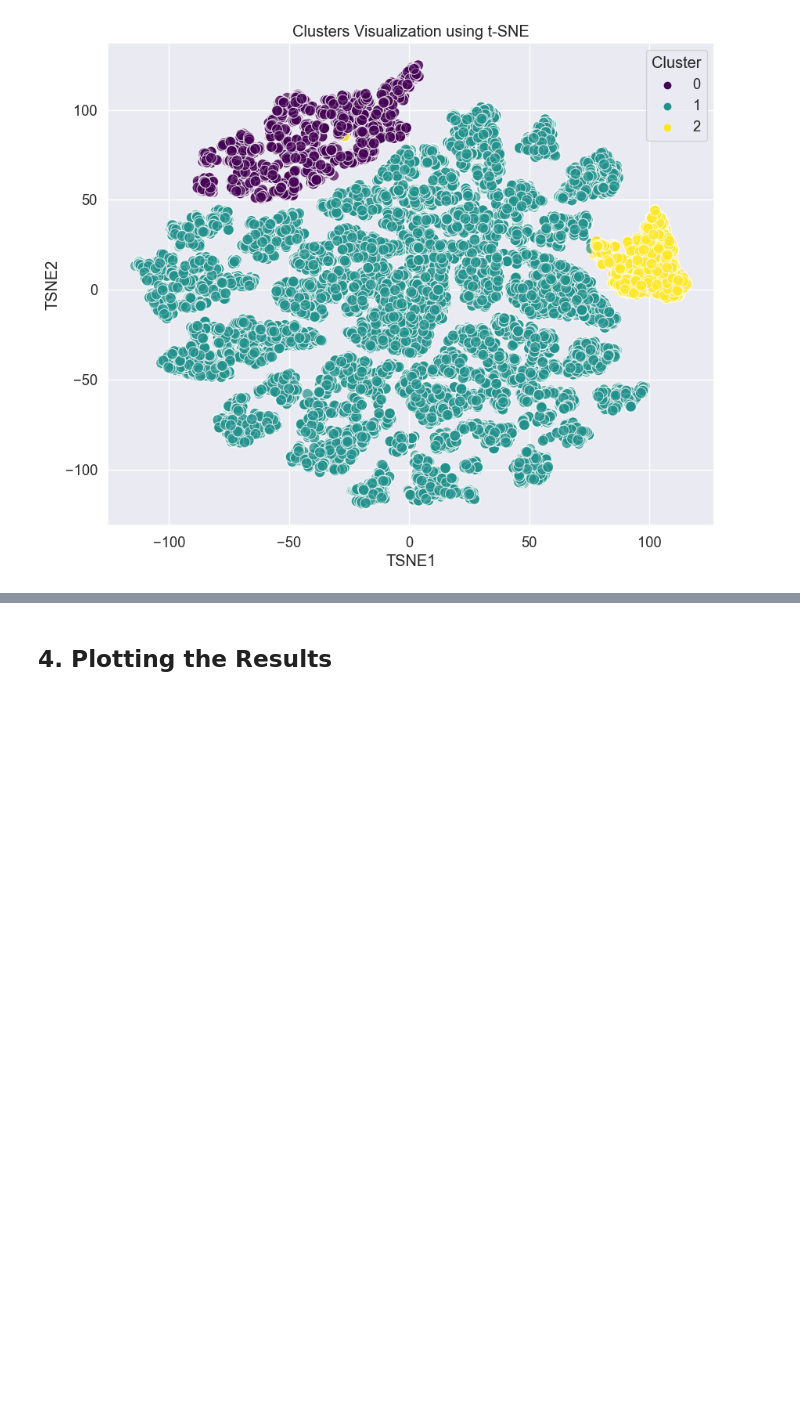
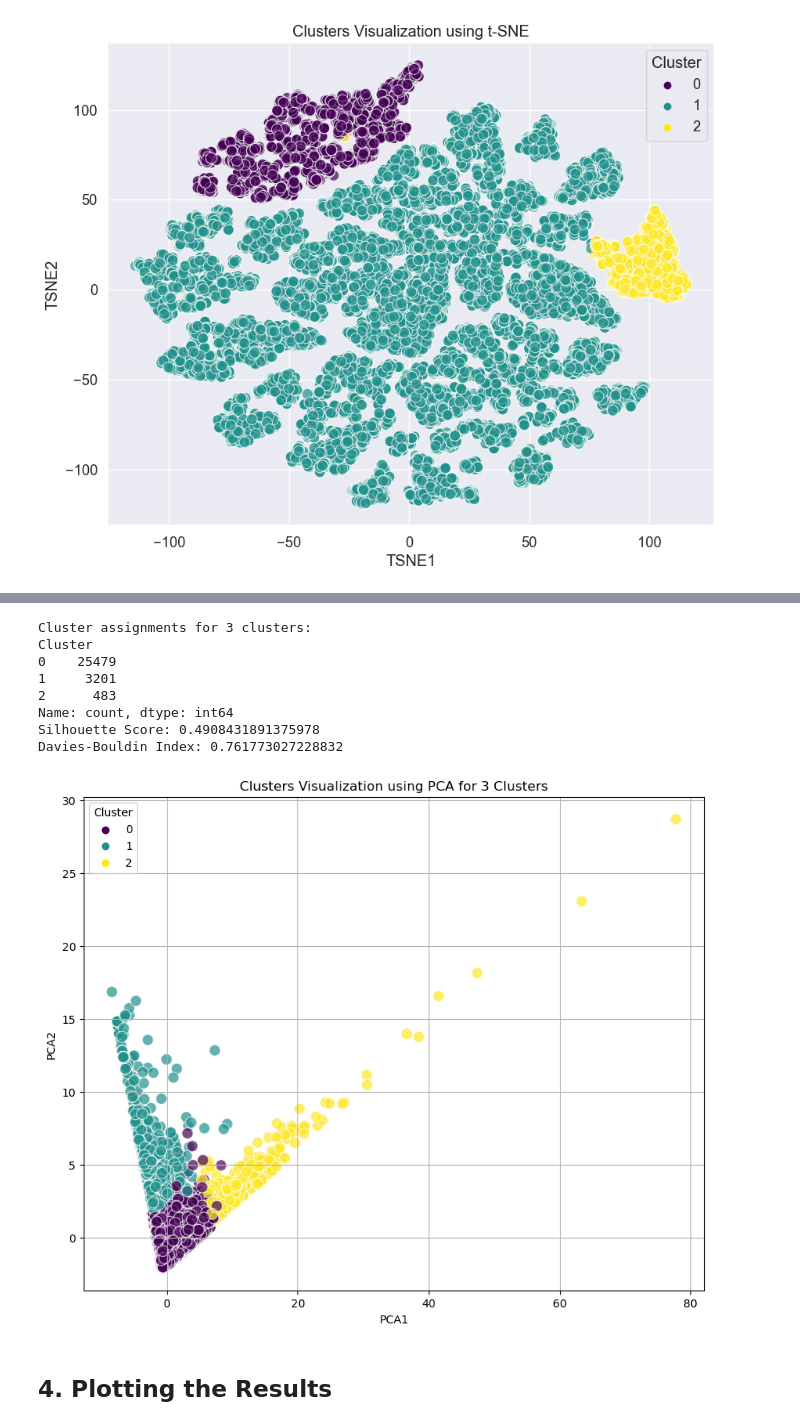
Before and after one commit to JohannesWiller/Machine_Learning_Clustering, a Jupyter notebook: main.ipynb, the cells around one changed output, grey strips where cells are left out. Saved outputs shown, nothing was run; the diff lists cells and outputs as text; code cells hidden in the pictures; blank space fills up the shorter version.

```diff
--- a/main.ipynb
+++ b/main.ipynb
@@ -549,39 +525,53 @@ Name: count, dtype: int64
 #Agglomerative Clustering
 df_preprocessed = df_cleaned.copy()
 
-cluster_options_2 = []
+cluster_options_2 = [3]
 for num_clusters in cluster_options_2:
     # Run Agglomerative Clustering
     agglomerative = AgglomerativeClustering(n_clusters=num_clusters)
     df_preprocessed['Cluster'] = agglomerative.fit_predict(df_preprocessed)
     clusters = agglomerative.fit_predict(df_preprocessed)
     df_no_Scaling['Cluster'] = df_preprocessed['Cluster']
 
     # Inspect the cluster assignments
     print(f'Cluster assignments for {num_clusters} clusters:')
     print(df_preprocessed['Cluster'].value_counts())
 
     # Silhouette Scores:
     silhouette_avg = silhouette_score(df_preprocessed, df_preprocessed['Cluster'])
     print(f'Silhouette Score: {silhouette_avg}')
+
+    # Davies-Bouldin Index:
+    db_index = davies_bouldin_score(df_preprocessed[df_preprocessed.columns], df_preprocessed['Cluster'])
+    print(f'Davies-Bouldin Index: {db_index}')
 
     # Perform PCA to reduce to 2 dimensions
     pca = PCA(n_components=2)
     df_pca = pca.fit_transform(df_preprocessed)
 
     # Create a DataFrame with PCA results
     df_pca = pd.DataFrame(df_pca, columns=['PCA1', 'PCA2'])
     df_pca['Cluster'] = clusters
 
     # Plot the clusters
     plt.figure(figsize=(10, 8))
     sns.scatterplot(x='PCA1', y='PCA2', hue='Cluster', palette='viridis', data=df_pca, s=100, alpha=0.7)
     plt.title(f'Clusters Visualization using PCA for {num_clusters} Clusters')
     plt.xlabel('PCA1')
     plt.ylabel('PCA2')
     plt.legend(title='Cluster')
     plt.grid(True)
     plt.show()
+# %% [output]
+Cluster assignments for 3 clusters:
+Cluster
+0    25479
+1     3201
+2      483
+Name: count, dtype: int64
+Silhouette Score: 0.4908431891375978
+Davies-Bouldin Index: 0.761773027228832
+[figure, added]
 # %% [markdown]
 ## 4. Plotting the Results
 # %%
```
Also changed, not shown: parts of 7 cells of this notebook.
